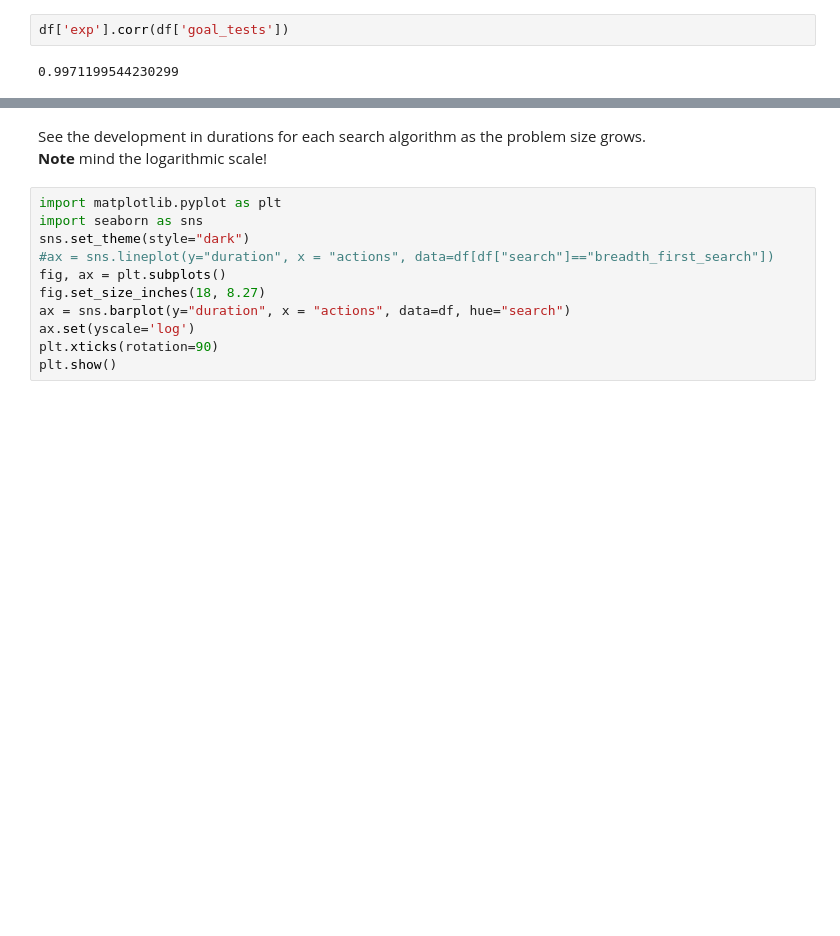
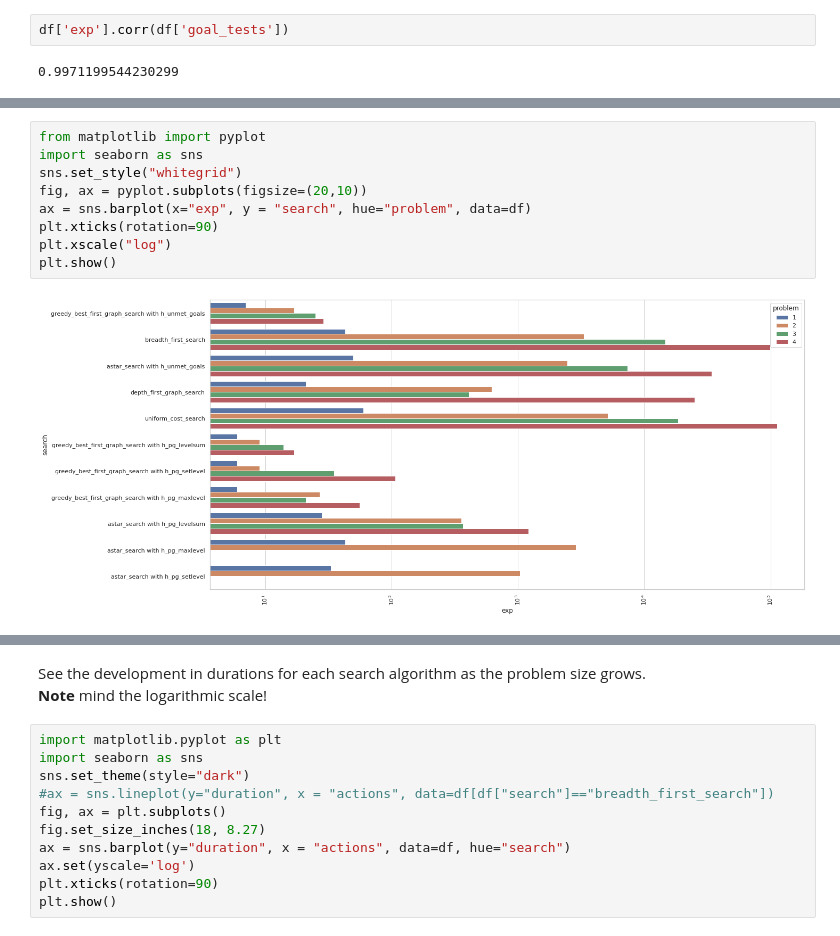
Before and after one commit to psnx/artificial-intelligence, a Jupyter notebook: Projects/2_Classical Planning/report.ipynb, the cells around one changed output, grey strips where cells are left out. Drawn from its saved outputs; the diff is of its cells as text; blank space fills up the shorter version.

```diff
--- a/Projects/2_Classical Planning/report.ipynb
+++ b/Projects/2_Classical Planning/report.ipynb
@@ -305,0 +229,11 @@ df['exp'].corr(df['goal_tests'])
+# %%
+from matplotlib import pyplot
+import seaborn as sns
+sns.set_style("whitegrid")
+fig, ax = pyplot.subplots(figsize=(20,10))
+ax = sns.barplot(x="exp", y = "search", hue="problem", data=df)
+plt.xticks(rotation=90)
+plt.xscale("log")
+plt.show()
+# %% [output]
+[figure, added]
```
Also changed, not shown: parts of 46 cells of this notebook.
